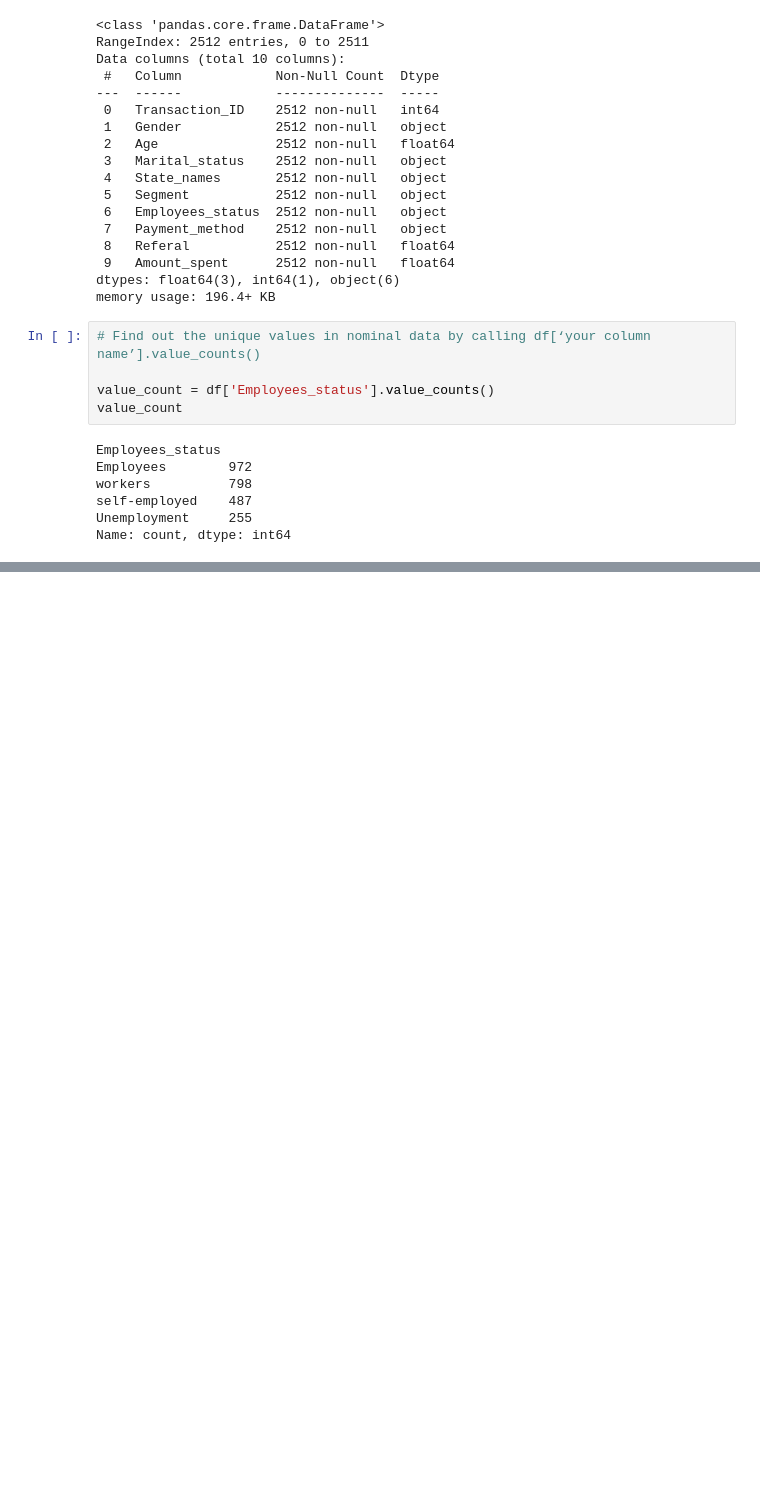
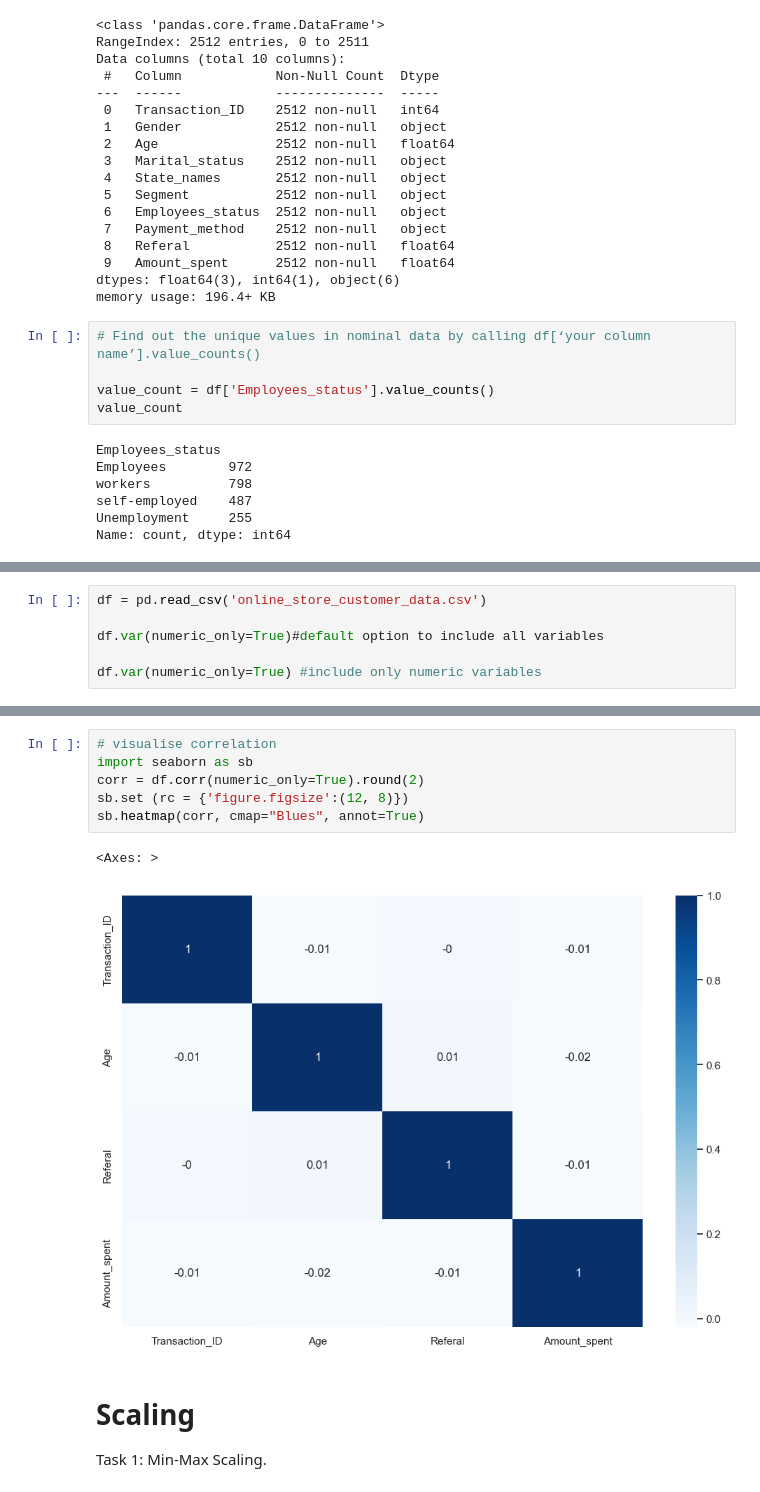
Before and after one commit to TheFalcon1990/Data-Driven-AI, a Jupyter notebook: Week-3/Practical_A/Week2_work.ipynb, the cells around one changed output, grey strips where cells are left out. Cells and saved outputs as stored; diff of their text form; blank space fills up the shorter version.

Commit message:
AI Practical done scaling left

```diff
--- a/Week-3/Practical_A/Week2_work.ipynb
+++ b/Week-3/Practical_A/Week2_work.ipynb
@@ -423,0 +693,6 @@ Name: count, dtype: int64
+# %%
+df = pd.read_csv('online_store_customer_data.csv')
+
+df.var(numeric_only=True)#default option to include all variables
+
+df.var(numeric_only=True) #include only numeric variables
@@ -423,0 +725,12 @@ Name: count, dtype: int64
+# %%
+# visualise correlation
+import seaborn as sb
+corr = df.corr(numeric_only=True).round(2)
+sb.set (rc = {'figure.figsize':(12, 8)})
+sb.heatmap(corr, cmap="Blues", annot=True)
+# %% [output]
+<Axes: >
+[figure, added]
+# %% [markdown]
+# Scaling
+Task 1: Min-Max Scaling.
```
Also changed, not shown: parts of 26 cells of this notebook.
